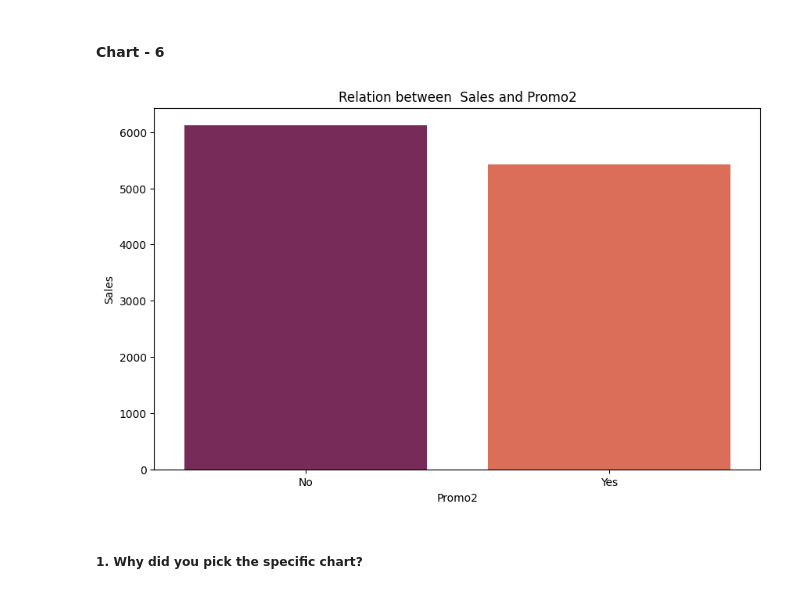
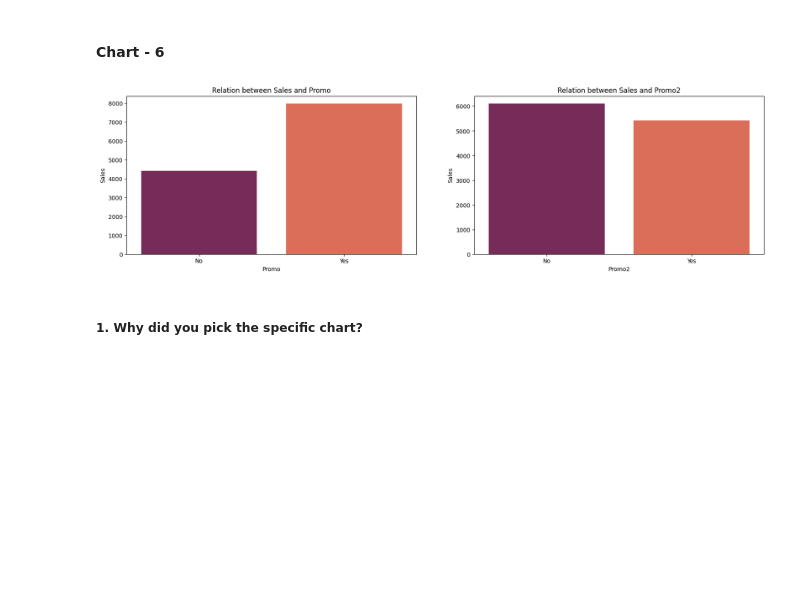
Before and after one commit to priyaregit/Regresssion-ML_Retail-Sales-Prediction, a Jupyter notebook: Retail_Sales_Prediction_Regression.ipynb, the cells around one changed output. Saved outputs shown, nothing was run; the diff lists cells and outputs as text; code cells hidden in the pictures; blank space fills up the shorter version.

```diff
--- a/Retail_Sales_Prediction_Regression.ipynb
+++ b/Retail_Sales_Prediction_Regression.ipynb
@@ -545,15 +551,3 @@ Are there any insights that lead to negative growth? Justify with specific reaso
 Answer Here
 # %% [markdown]
 #### Chart - 5
-# %%
-# Chart - 5 visualization code
-
-# Barplot to check for the effect of Promo on Sales
-sns.barplot(data = df, x = 'Promo', y = 'Sales', palette= 'rocket', ci = None)
-
-# Giving a title to the plot
-plt.title("Relation between  Sales and Promotional Offer")
-plt.xticks([0,1], labels = ['No', 'Yes'])
-
-# Setting the display figure size using rcParams method
-plt.rcParams['figure.figsize'] = (10, 6)
@@ -561,0 +554,17 @@ plt.rcParams['figure.figsize'] = (10, 6)
+# %%
+# Chart - 5 visualization code
+
+# Grouping the dataset by StoreType and finding the value count of Assortment
+Assortment_by_StoreType = ds2.groupby(['StoreType'])['Assortment'].value_counts().unstack()
+
+# Bar plot to visualize the Assortment by StoreType
+Assortment_by_StoreType.plot( kind ='bar', width = 0.4)
+
+# Giving labels and legend to the plot
+plt.title('Assortment in each Store type', fontsize = 15)
+plt.ylabel('Number of Stores', fontsize = 12)
+plt.xlabel('Store Type', fontsize = 12)
+plt.xticks(rotation = 'horizontal')
+
+# Setting the display figure size using rcParams method
+plt.rcParams['figure.figsize'] = (10, 5)
@@ -577,17 +597,23 @@ Answer Here
 # %%
 # Chart - 6 visualization code
 
-# Barplot to check for the effect of Promo2 on Sales
-sns.barplot(data = df, x = 'Promo2', y = 'Sales', palette= 'rocket', ci = None)
+# Setting display figure size
+fig = plt.figure(figsize = (20,5))
 
-# Giving a title to the plot
-plt.title("Relation between  Sales and Promo2")
+# Barplot to check for the effect of Promo on Sales
+ax1 = plt.subplot2grid((1,2),(0,0))
+sns.barplot(data = df, x = 'Promo', y = 'Sales', palette= 'rocket',ci = None)
+plt.title("Relation between Sales and Promo")
 plt.xticks([0,1], labels = ['No', 'Yes'])
 
-# Setting the display figure size using rcParams method
+ax1 = plt.subplot2grid((1,2),(0,1))
+sns.barplot(data = df, x = 'Promo2', y = 'Sales', palette= 'rocket', ci = None)
+plt.title("Relation between Sales and Promo2")
+plt.xticks([0,1], labels = ['No', 'Yes'])
+
 plt.rcParams['figure.figsize'] = (10, 6)
 # %% [output]
-[figure, old version]
+[figure, new version]
 # %% [markdown]
 ##### 1. Why did you pick the specific chart?
 # %% [markdown]
```
Also changed, not shown: parts of 32 cells of this notebook.
